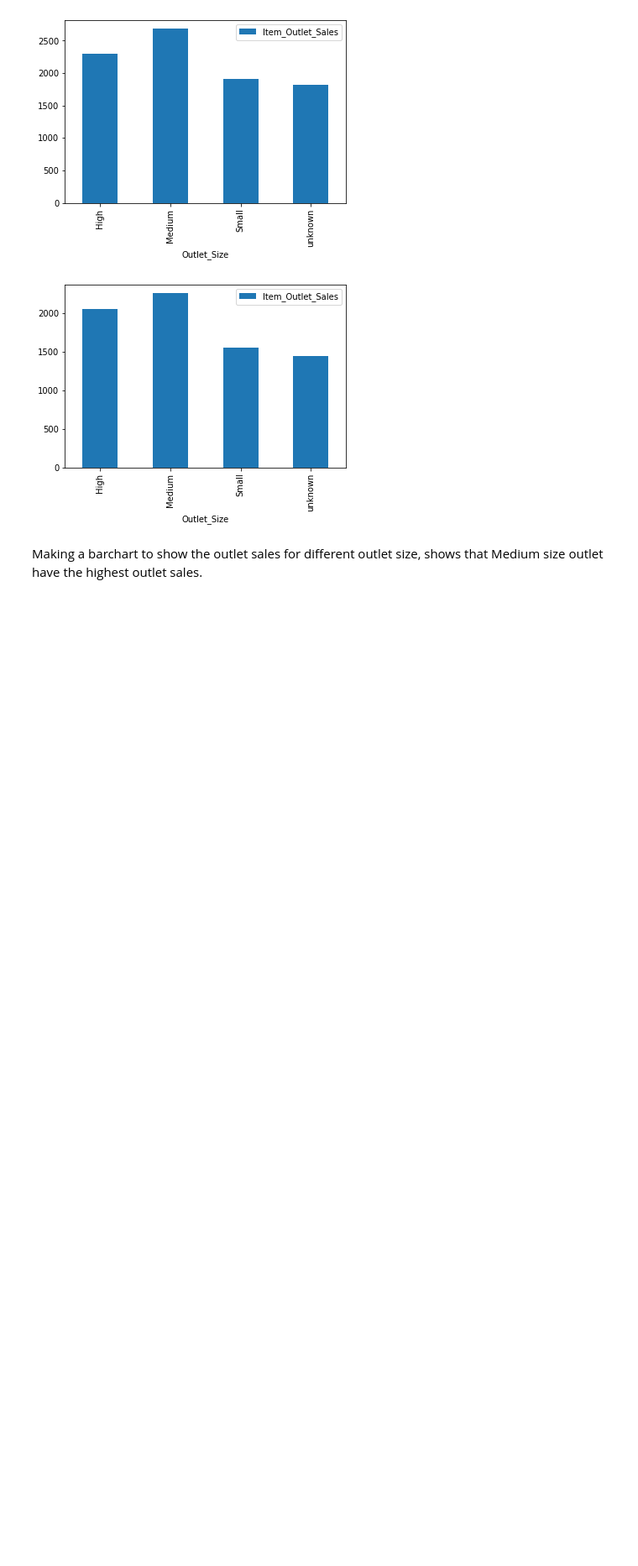
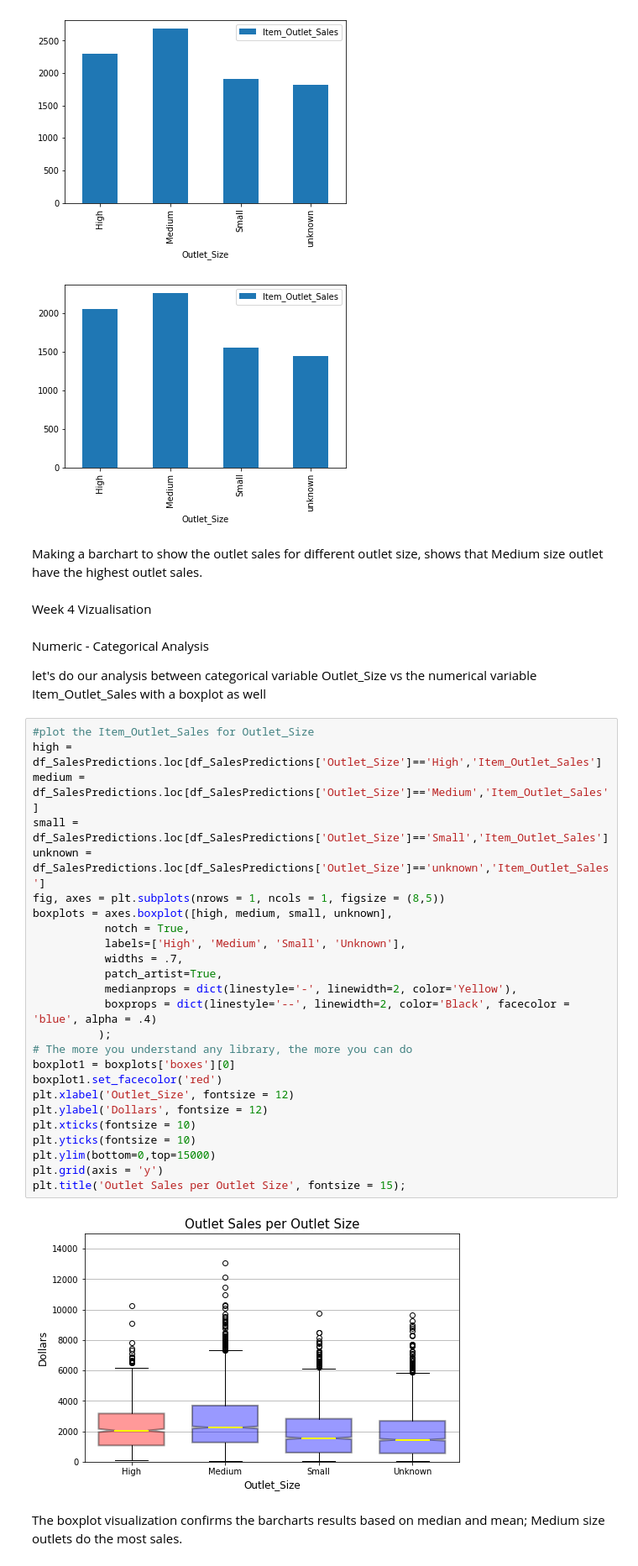
Before and after one commit to Manel-MH/Sales-Predictions, a Jupyter notebook: Project1_Sales_Predictions.ipynb, the cells around one changed output. Shown: that part at 84% size. Saved outputs shown, nothing was run; the diff lists cells and outputs as text; blank space fills up the shorter version.

```diff
--- a/Project1_Sales_Predictions.ipynb
+++ b/Project1_Sales_Predictions.ipynb
@@ -364,3 +364,38 @@ df_SalesPredictions.groupby(['Outlet_Size'])[['Item_Outlet_Sales']].median().plo
 [figure]
 # %% [markdown]
 Making a barchart to show the outlet sales for different outlet size, shows that Medium size outlet have the highest outlet sales.
+# %% [markdown]
+Week 4 Vizualisation
+# %% [markdown]
+ Numeric - Categorical Analysis
+
+ let's do our analysis between categorical variable Outlet_Size vs the numerical variable Item_Outlet_Sales with a boxplot as well
+# %%
+#plot the Item_Outlet_Sales for Outlet_Size
+high = df_SalesPredictions.loc[df_SalesPredictions['Outlet_Size']=='High','Item_Outlet_Sales']
+medium = df_SalesPredictions.loc[df_SalesPredictions['Outlet_Size']=='Medium','Item_Outlet_Sales']
+small = df_SalesPredictions.loc[df_SalesPredictions['Outlet_Size']=='Small','Item_Outlet_Sales']
+unknown = df_SalesPredictions.loc[df_SalesPredictions['Outlet_Size']=='unknown','Item_Outlet_Sales']
+fig, axes = plt.subplots(nrows = 1, ncols = 1, figsize = (8,5))
+boxplots = axes.boxplot([high, medium, small, unknown],
+           notch = True,
+           labels=['High', 'Medium', 'Small', 'Unknown'],
+           widths = .7,
+           patch_artist=True,
+           medianprops = dict(linestyle='-', linewidth=2, color='Yellow'),
+           boxprops = dict(linestyle='--', linewidth=2, color='Black', facecolor = 'blue', alpha = .4)
+          );
+# The more you understand any library, the more you can do
+boxplot1 = boxplots['boxes'][0]
+boxplot1.set_facecolor('red')
+plt.xlabel('Outlet_Size', fontsize = 12)
+plt.ylabel('Dollars', fontsize = 12)
+plt.xticks(fontsize = 10)
+plt.yticks(fontsize = 10)
+plt.ylim(bottom=0,top=15000)
+plt.grid(axis = 'y')
+plt.title('Outlet Sales per Outlet Size', fontsize = 15);
+# %% [output]
+[figure, added]
+# %% [markdown]
+The boxplot visualization confirms the barcharts results based on median and mean; Medium size outlets do the most sales.
```
Also changed, not shown: parts of 1 cell of this notebook.
